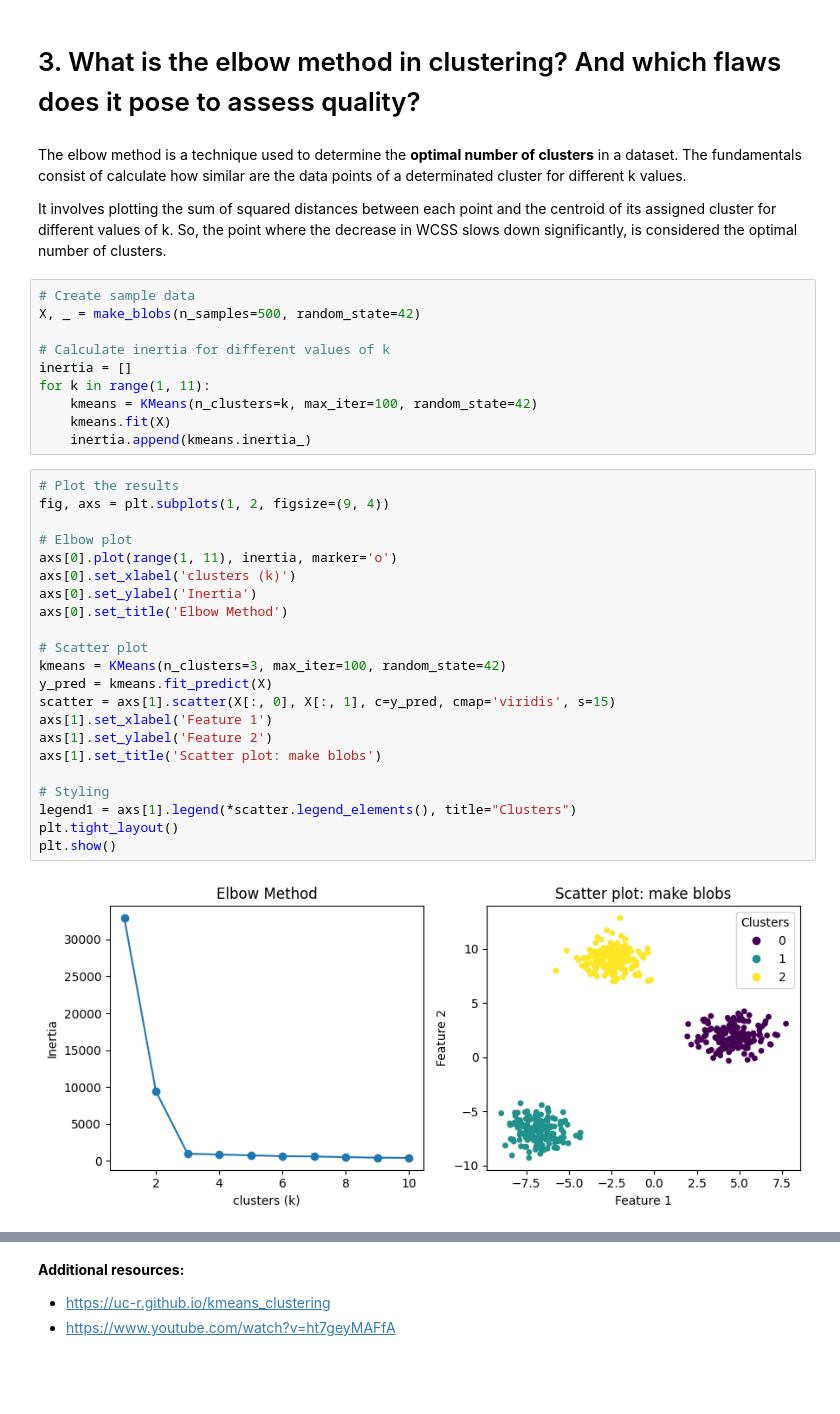
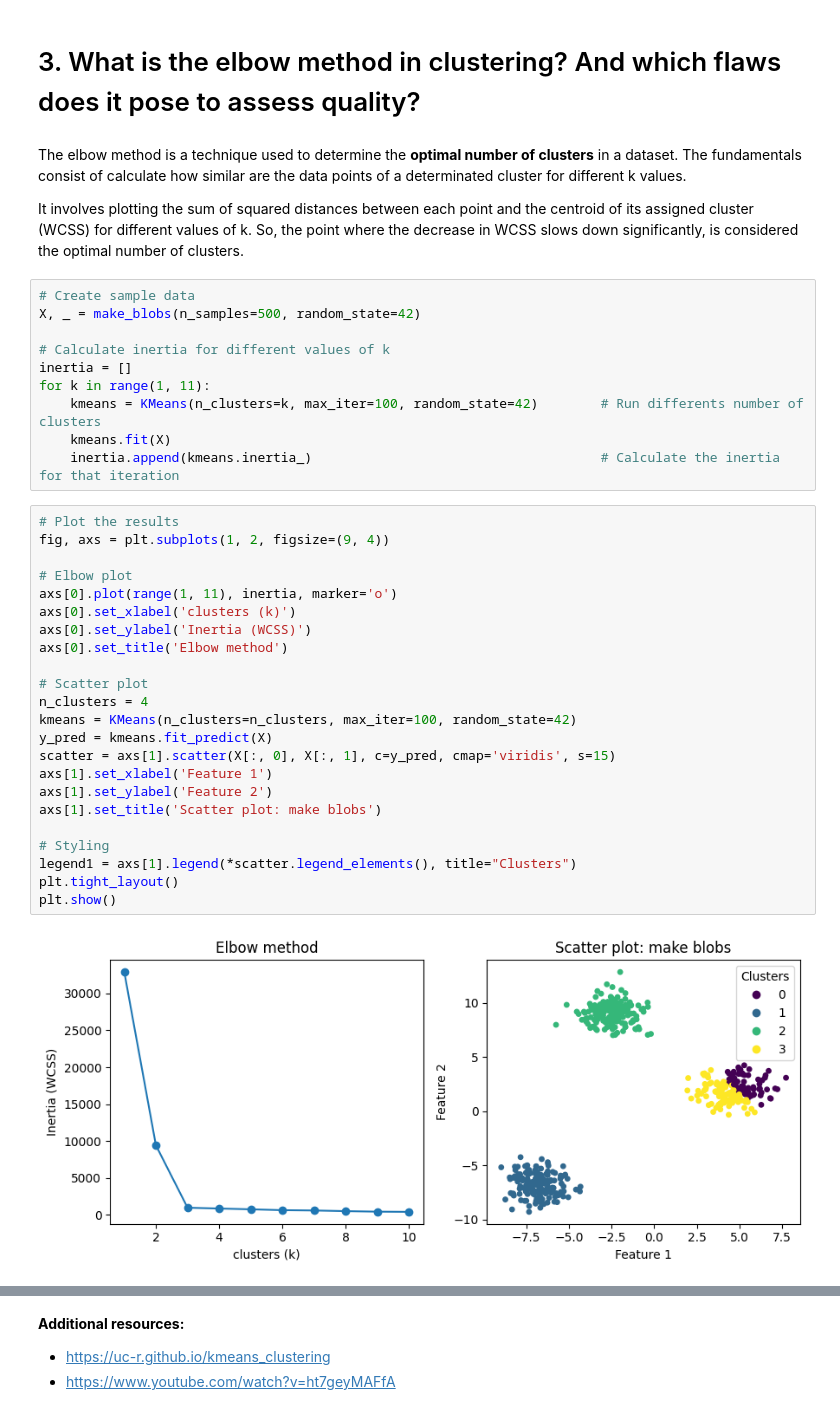
Before and after one commit to melissaortegaa/machine_learning_2, a Jupyter notebook: ML2/clustering.ipynb, the cells around one changed output, grey strips where cells are left out. Cells and saved outputs as stored; diff of their text form; blank space fills up the shorter version.

```diff
--- a/ML2/clustering.ipynb
+++ b/ML2/clustering.ipynb
@@ -121,7 +157,7 @@ def clustering_algorithm(X, algorithm, n_clusters=None, dbscan_eps=None, dbscan_
 # %% [markdown]
 The elbow method is a technique used to determine the **optimal number of clusters** in a dataset. The fundamentals consist of calculate how similar are the data points of a determinated cluster for different k values.
 
-It involves plotting the sum of squared distances between each point and the centroid of its assigned cluster for different values of k. So, the point where the decrease in WCSS slows down significantly, is considered the optimal number of clusters.
+It involves plotting the sum of squared distances between each point and the centroid of its assigned cluster (WCSS) for different values of k. So, the point where the decrease in WCSS slows down significantly, is considered the optimal number of clusters.
 # %%
 # Create sample data
 X, _ = make_blobs(n_samples=500, random_state=42)
@@ -129,31 +165,32 @@ X, _ = make_blobs(n_samples=500, random_state=42)
 # Calculate inertia for different values of k
 inertia = []
 for k in range(1, 11):
-    kmeans = KMeans(n_clusters=k, max_iter=100, random_state=42)
+    kmeans = KMeans(n_clusters=k, max_iter=100, random_state=42)        # Run differents number of clusters
     kmeans.fit(X)
-    inertia.append(kmeans.inertia_)
+    inertia.append(kmeans.inertia_)                                     # Calculate the inertia for that iteration
 # %%
 # Plot the results
 fig, axs = plt.subplots(1, 2, figsize=(9, 4))
 
 # Elbow plot
 axs[0].plot(range(1, 11), inertia, marker='o')
 axs[0].set_xlabel('clusters (k)')
-axs[0].set_ylabel('Inertia')
-axs[0].set_title('Elbow Method')
+axs[0].set_ylabel('Inertia (WCSS)')
+axs[0].set_title('Elbow method')
 
 # Scatter plot
-kmeans = KMeans(n_clusters=3, max_iter=100, random_state=42)
+n_clusters = 4
+kmeans = KMeans(n_clusters=n_clusters, max_iter=100, random_state=42)
 y_pred = kmeans.fit_predict(X)
 scatter = axs[1].scatter(X[:, 0], X[:, 1], c=y_pred, cmap='viridis', s=15)
 axs[1].set_xlabel('Feature 1')
 axs[1].set_ylabel('Feature 2')
 axs[1].set_title('Scatter plot: make blobs')
 
 # Styling
 legend1 = axs[1].legend(*scatter.legend_elements(), title="Clusters")
 plt.tight_layout()
 plt.show()
 # %% [output]
-[figure, old version]
+[figure, new version]
 # %% [markdown]
```
Also changed, not shown: parts of 25 cells of this notebook, 1 other file.
